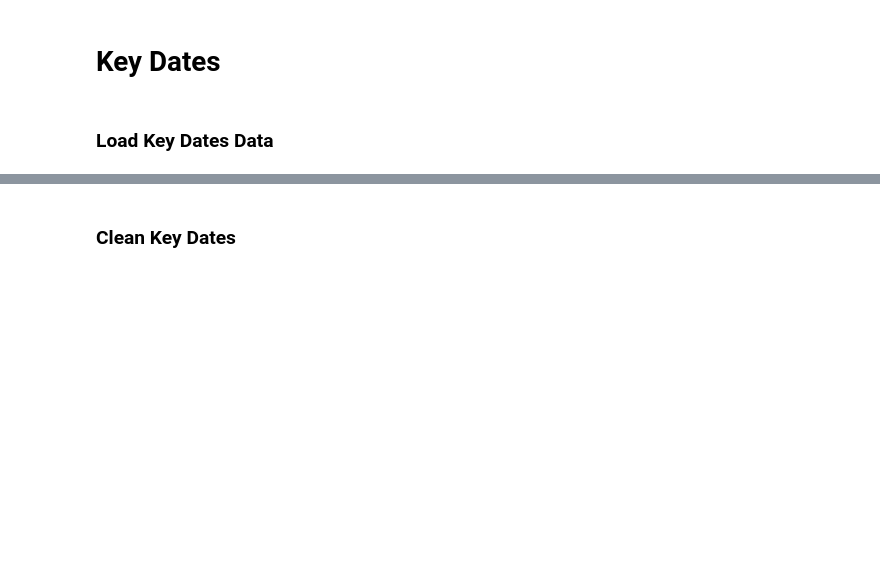
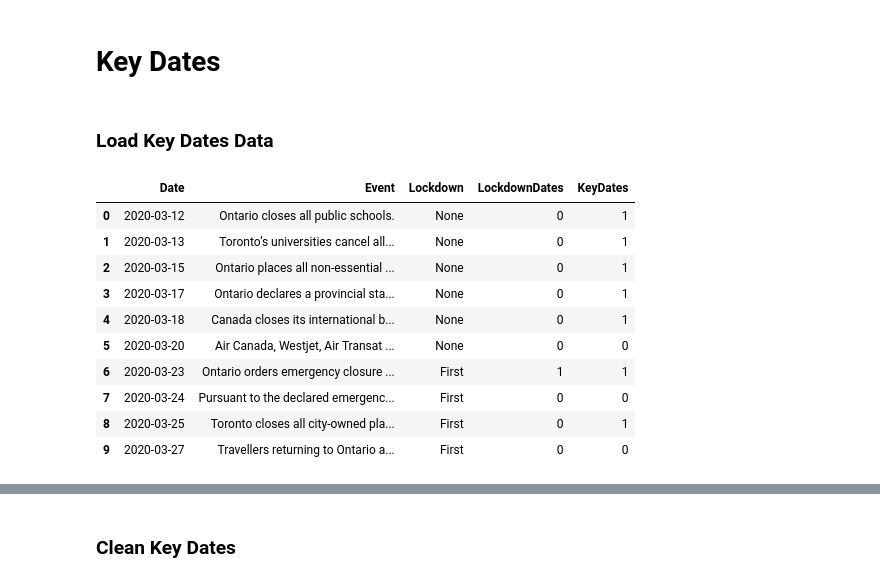
Before and after one commit to MattKavanaugh/dcsa_grp_project, a Jupyter notebook: eda_and_cleaning.ipynb, the cells around one changed output, grey strips where cells are left out. Cells and saved outputs as stored; diff of their text form; code cells hidden in the pictures; blank space fills up the shorter version.

```diff
--- a/eda_and_cleaning.ipynb
+++ b/eda_and_cleaning.ipynb
@@ -581,15 +1013,29 @@ print("Done.")
 # %% [markdown]
 ### Load Key Dates Data
 # %%
+## LOCAL ONLY
+
 # now let's look at key dates
 # load key dates data into a pandas dataframe
 
-path = os.path.join('data','rough')
+path = os.path.join('data','raw')
 fn = 'keyDates.csv'
 kd = pd.read_csv(os.path.join(path,fn), low_memory=False)
 
 # have a look at data
 kd.head(10)
+# %% [output]
+|  | Date | Event | Lockdown | LockdownDates | KeyDates |
+| 0 | 2020-03-12 | Ontario closes all public schools. | None | 0 | 1 |
+| 1 | 2020-03-13 | Toronto’s universities cancel all... | None | 0 | 1 |
+| 2 | 2020-03-15 | Ontario places all non-essential ... | None | 0 | 1 |
+| 3 | 2020-03-17 | Ontario declares a provincial sta... | None | 0 | 1 |
+| 4 | 2020-03-18 | Canada closes its international b... | None | 0 | 1 |
+| 5 | 2020-03-20 | Air Canada, Westjet, Air Transat ... | None | 0 | 0 |
+| 6 | 2020-03-23 | Ontario orders emergency closure ... | First | 1 | 1 |
+| 7 | 2020-03-24 | Pursuant to the declared emergenc... | First | 0 | 0 |
+| 8 | 2020-03-25 | Toronto closes all city-owned pla... | First | 0 | 1 |
+| 9 | 2020-03-27 | Travellers returning to Ontario a... | First | 0 | 0 |
 # %%
 # check dataframe
 kd.info()
```
Also changed, not shown: parts of 111 cells of this notebook, 12 other files.
